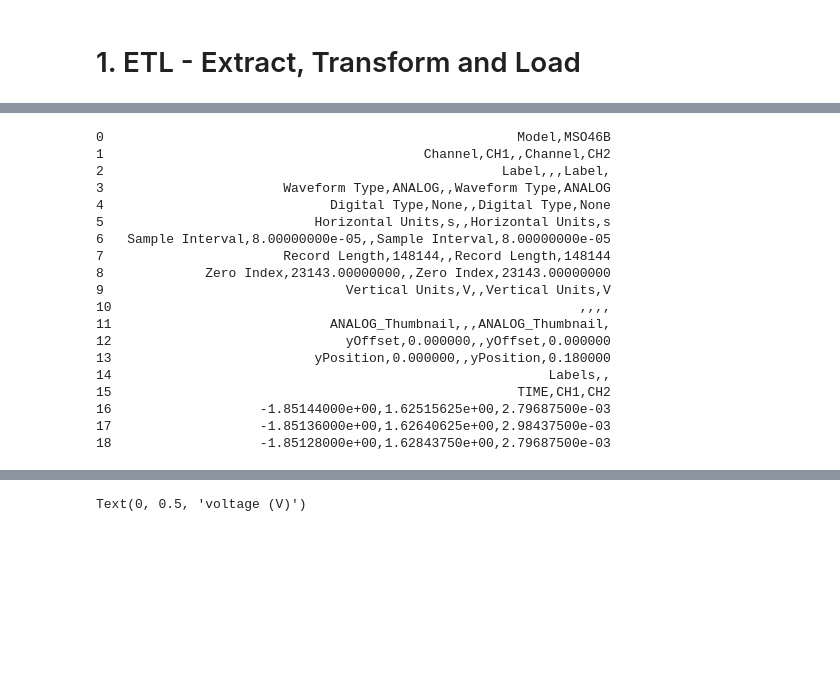
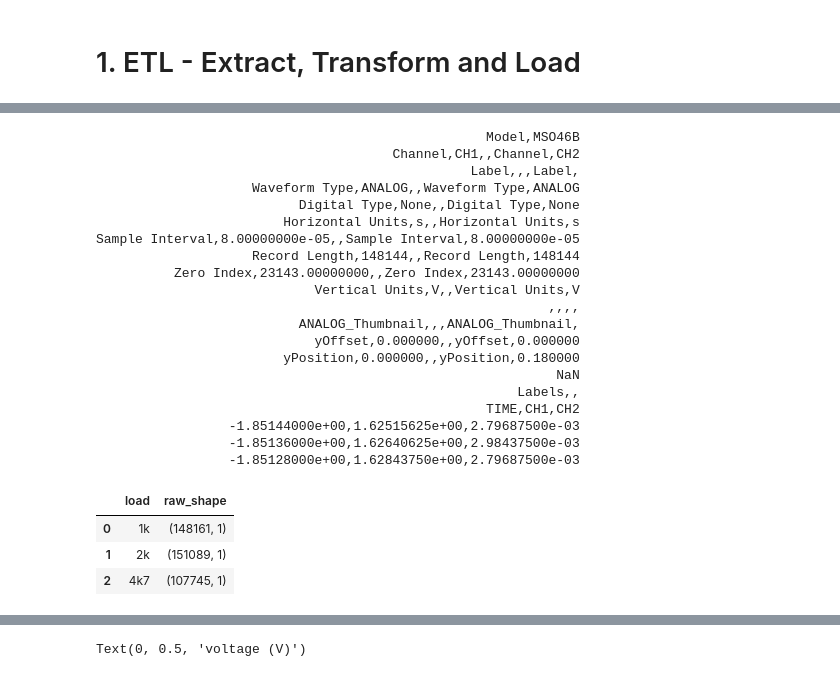
Before and after one commit to import-tiago/FEI, a Jupyter notebook: MSc/PEL309/Analysis/PEL309.ipynb, the cells around one changed output, grey strips where cells are left out. Drawn from its saved outputs; the diff is of its cells as text; code cells hidden in the pictures; blank space fills up the shorter version.

```diff
--- a/MSc/PEL309/Analysis/PEL309.ipynb
+++ b/MSc/PEL309/Analysis/PEL309.ipynb
@@ -9,6 +11,8 @@ import pandas as pd
 # %%
-
-
 url_1k = "https://raw.githubusercontent.com/import-tiago/FEI/refs/heads/main/MSc/PEL309/Data/1k.csv"
 url_2k = "https://raw.githubusercontent.com/import-tiago/FEI/refs/heads/main/MSc/PEL309/Data/2k.csv"
 url_4k7 = "https://raw.githubusercontent.com/import-tiago/FEI/refs/heads/main/MSc/PEL309/Data/4k7.csv"
+
+raw_1k_csv = pd.read_fwf(url_1k, header=None, skip_blank_lines=False)
+raw_2k_csv = pd.read_fwf(url_2k, header=None, skip_blank_lines=False)
+raw_4k7_csv = pd.read_fwf(url_4k7, header=None, skip_blank_lines=False)
@@ -15,23 +25,34 @@ url_4k7 = "https://raw.githubusercontent.com/import-tiago/FEI/refs/heads/main/MS
 # %%
-preview = pd.read_fwf(url_1k, header=None, nrows=20)
-print(preview.to_string(index=True, header=False))
+preview = raw_1k_csv.head(20)
+print(preview.to_string(index=False, header=False))
 # %% [output]
-0                                                     Model,MSO46B
-1                                         Channel,CH1,,Channel,CH2
-2                                                   Label,,,Label,
-3                       Waveform Type,ANALOG,,Waveform Type,ANALOG
-4                             Digital Type,None,,Digital Type,None
-5                           Horizontal Units,s,,Horizontal Units,s
-6   Sample Interval,8.00000000e-05,,Sample Interval,8.00000000e-05
-7                       Record Length,148144,,Record Length,148144
-8             Zero Index,23143.00000000,,Zero Index,23143.00000000
-9                               Vertical Units,V,,Vertical Units,V
-10                                                            ,,,,
-11                            ANALOG_Thumbnail,,,ANALOG_Thumbnail,
-12                              yOffset,0.000000,,yOffset,0.000000
-13                          yPosition,0.000000,,yPosition,0.180000
-14                                                        Labels,,
-15                                                    TIME,CH1,CH2
-16                   -1.85144000e+00,1.62515625e+00,2.79687500e-03
-17                   -1.85136000e+00,1.62640625e+00,2.98437500e-03
-18                   -1.85128000e+00,1.62843750e+00,2.79687500e-03
+                                                  Model,MSO46B
+                                      Channel,CH1,,Channel,CH2
+                                                Label,,,Label,
+                    Waveform Type,ANALOG,,Waveform Type,ANALOG
+                          Digital Type,None,,Digital Type,None
+                        Horizontal Units,s,,Horizontal Units,s
+Sample Interval,8.00000000e-05,,Sample Interval,8.00000000e-05
+                    Record Length,148144,,Record Length,148144
+          Zero Index,23143.00000000,,Zero Index,23143.00000000
+                            Vertical Units,V,,Vertical Units,V
+                                                          ,,,,
+                          ANALOG_Thumbnail,,,ANALOG_Thumbnail,
+                            yOffset,0.000000,,yOffset,0.000000
+                        yPosition,0.000000,,yPosition,0.180000
+                                                           NaN
+                                                      Labels,,
+                                                  TIME,CH1,CH2
+                 -1.85144000e+00,1.62515625e+00,2.79687500e-03
+                 -1.85136000e+00,1.62640625e+00,2.98437500e-03
+                 -1.85128000e+00,1.62843750e+00,2.79687500e-03
+# %%
+pd.DataFrame({
+    "load": ["1k", "2k", "4k7"],
+    "raw_shape": [raw_1k_csv.shape, raw_2k_csv.shape, raw_4k7_csv.shape],
+})
+# %% [output]
+|  | load | raw_shape |
+| 0 | 1k | (148161, 1) |
+| 1 | 2k | (151089, 1) |
+| 2 | 4k7 | (107745, 1) |
```
Also changed, not shown: parts of 16 cells of this notebook.
